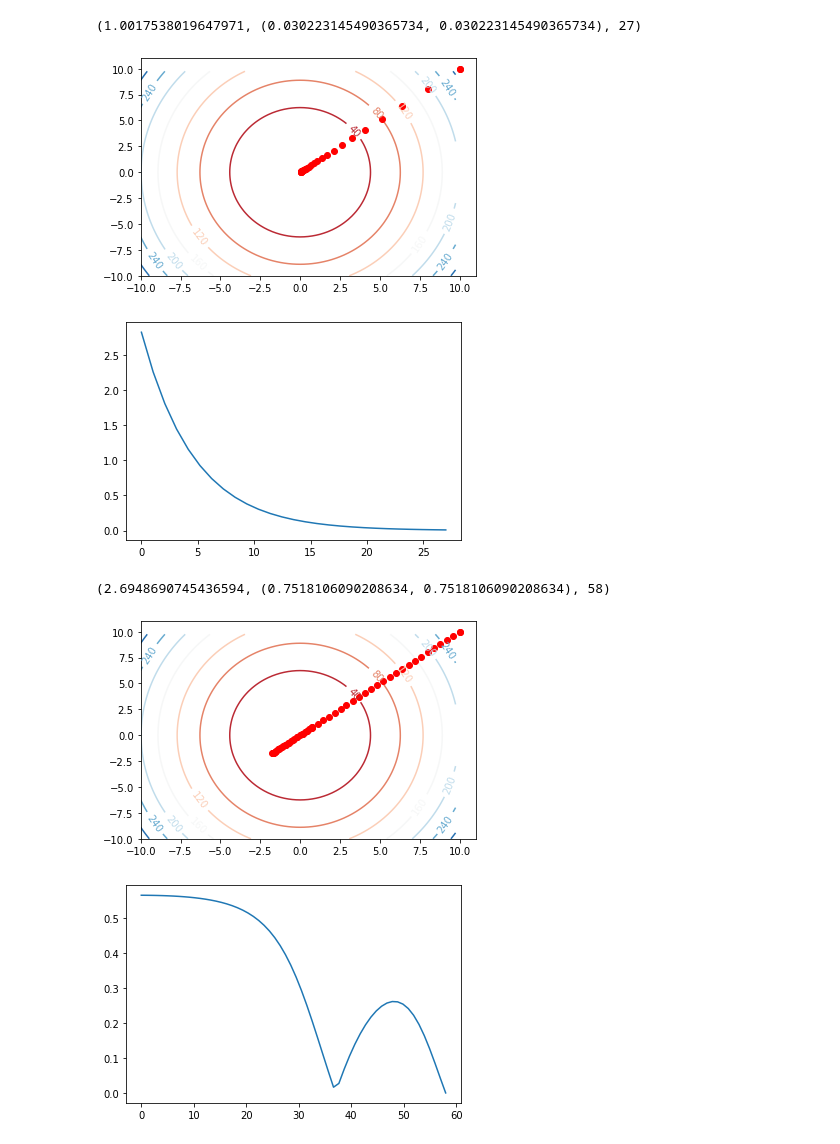
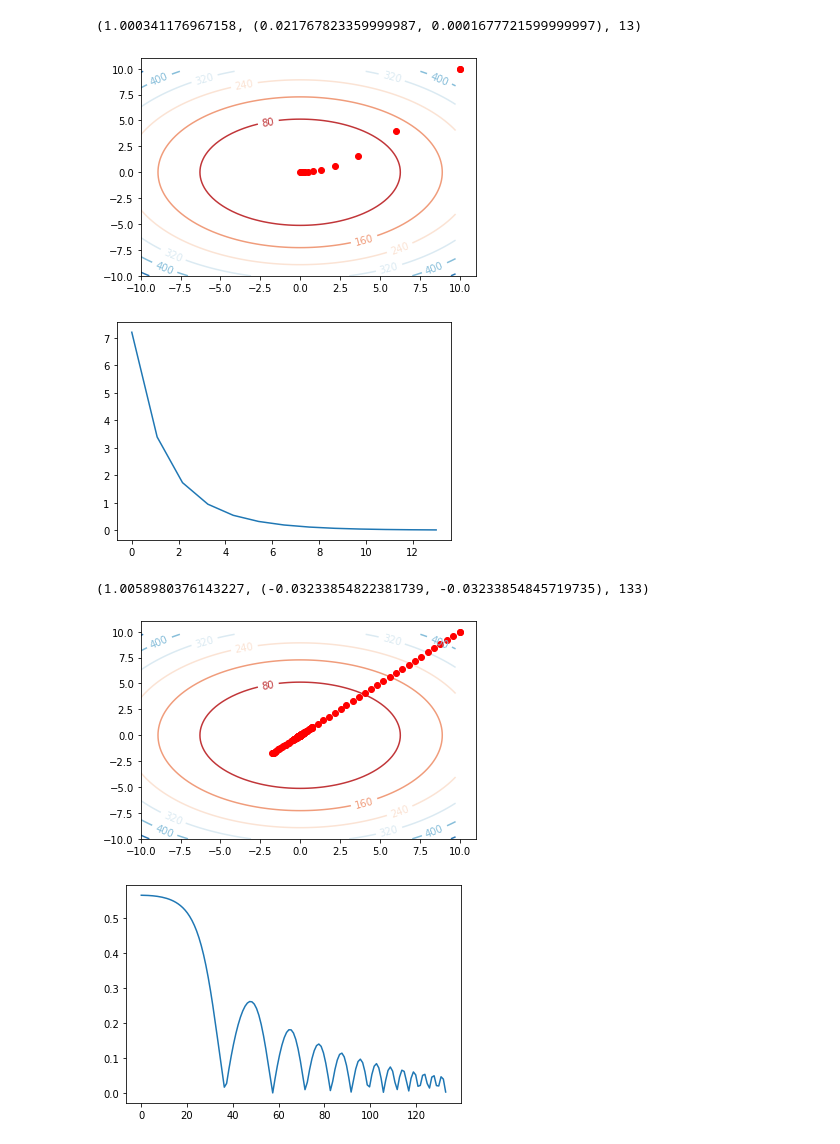
Before and after one commit to PatrykStronski/MachineLearning, a Jupyter notebook: lab2.ipynb, the cells around one changed output. Drawn from its saved outputs; the diff is of its cells as text; code cells hidden in the pictures.

```diff
--- a/lab2.ipynb
+++ b/lab2.ipynb
@@ -40,18 +40,22 @@ def gradient_descent(func, grad_func, point_pre, learning_rate, precision):
 
     return (res_curr, point_pre, iter_nmb)
 
-f = lambda x,y: 2 * x**2 + y**2 + 1
+f = lambda x,y: 2 * x**2 + 3 * y**2 + 1
 df = (
-    lambda x,y: 2 * x,
-    lambda x,y: 2 * y
+    lambda x,y: 4 * x,
+    lambda x,y: 6 * y
 )
 
 result = gradient_descent(f, df, strt, 0.1, 0.001)
 result
 # %% [output]
-(1.0017538019647971, (0.030223145490365734, 0.030223145490365734), 27)
+(1.000341176967158, (0.021767823359999987, 0.0001677721599999997), 13)
 # %%
 def contour_plot(x_seq, y_seq, x1):
+    x = np.arange(-10, 10, 0.25)
+    y = np.arange(-10, 10, 0.25)
+    X, Y = np.meshgrid(x, y)
+    Z = f(X,Y)
     plt.figure(1)
     CS = plt.contour(X, Y, Z, cmap=cm.RdBu)
     plt.clabel(CS, inline=1, fontsize=10)
@@ -59,11 +63,6 @@ def contour_plot(x_seq, y_seq, x1):
 
     plt.plot(x_seq,y_seq,'ro')
     plt.show()
-
-x = np.arange(-10, 10, 0.25)
-y = np.arange(-10, 10, 0.25)
-X, Y = np.meshgrid(x, y)
-Z = f(X,Y)
 
 def draw_approx_quality(euclid_distances, iters):
     iter_arr = np.linspace(0, iters, iters)
@@ -74,12 +73,12 @@ def draw_approx_quality(euclid_distances, iters):
 contour_plot(points_x, points_y, strt)
 draw_approx_quality(successive_euclid_distances, result[2])
 # %% [output]
-[figure, old version]
+[figure, new version]
-[figure, old version]
+[figure, new version]
 # %%
 EPSILON = 0.000000001
 
-MAX_ITER = 100
+MAX_ITER = 1000
 points_x = []
 points_y = []
 successive_euclid_distances = []
@@ -99,33 +98,33 @@ def adam_optimization(func, grad, point_pre, learning_rate, precision, m_decay,
     # Performing Gradient Descent
     while(abs(res_curr - res_pre) >= precision) and iter_nmb < MAX_ITER:
         iter_nmb += 1
         points_x.append(point_curr[0])
         points_y.append(point_curr[1])
         vals.append(res_curr)
 
         m = (m_decay * m[0] + (1-m_decay) * grad[0](point_curr[0], point_curr[1]), m_decay * m[1] + (1-m_decay) * grad[1](point_curr[0], point_curr[1]))
         v = (v_decay * v[0] + (1-v_decay) * (grad[0](point_curr[0], point_curr[1]) ** 2), v_decay * v[1] + (1-v_decay) * (grad[1](point_curr[0], point_curr[1]) ** 2))
 
         m_corr = (m[0] / (1-m_decay ** iter_nmb), m[1] / (1-m_decay ** iter_nmb))
         v_corr = (v[0] / (1-v_decay ** iter_nmb), v[1] / (1-v_decay ** iter_nmb))
 
         point_pre = point_curr[0], point_curr[1]
         point_curr = (point_curr[0] - learning_rate * m_corr[0] / (math.sqrt(v_corr[0]) + EPSILON), point_curr[1] - learning_rate * m_corr[1] / (math.sqrt(v_corr[1]) + EPSILON))
 
         res_pre = res_curr
         res_curr = func(point_curr[0], point_curr[1])
 
         successive_euclid_distances.append(math.sqrt((point_curr[0] - point_pre[0]) ** 2 + (point_curr[1] - point_pre[1]) ** 2))
 
     return (res_curr, point_pre, iter_nmb)
 
 result_adam = adam_optimization(f, df, strt, 0.4, 0.001, 0.9, 0.9)
 
 print(result_adam)
 
 contour_plot(points_x, points_y, strt)
 draw_approx_quality(successive_euclid_distances, result_adam[2])
 # %% [output]
-(2.6948690745436594, (0.7518106090208634, 0.7518106090208634), 58)
+(1.0058980376143227, (-0.03233854822381739, -0.03233854845719735), 133)
-[figure, old version]
+[figure, new version]
-[figure, old version]
+[figure, new version]
```
Also changed, not shown: 1 other file.
